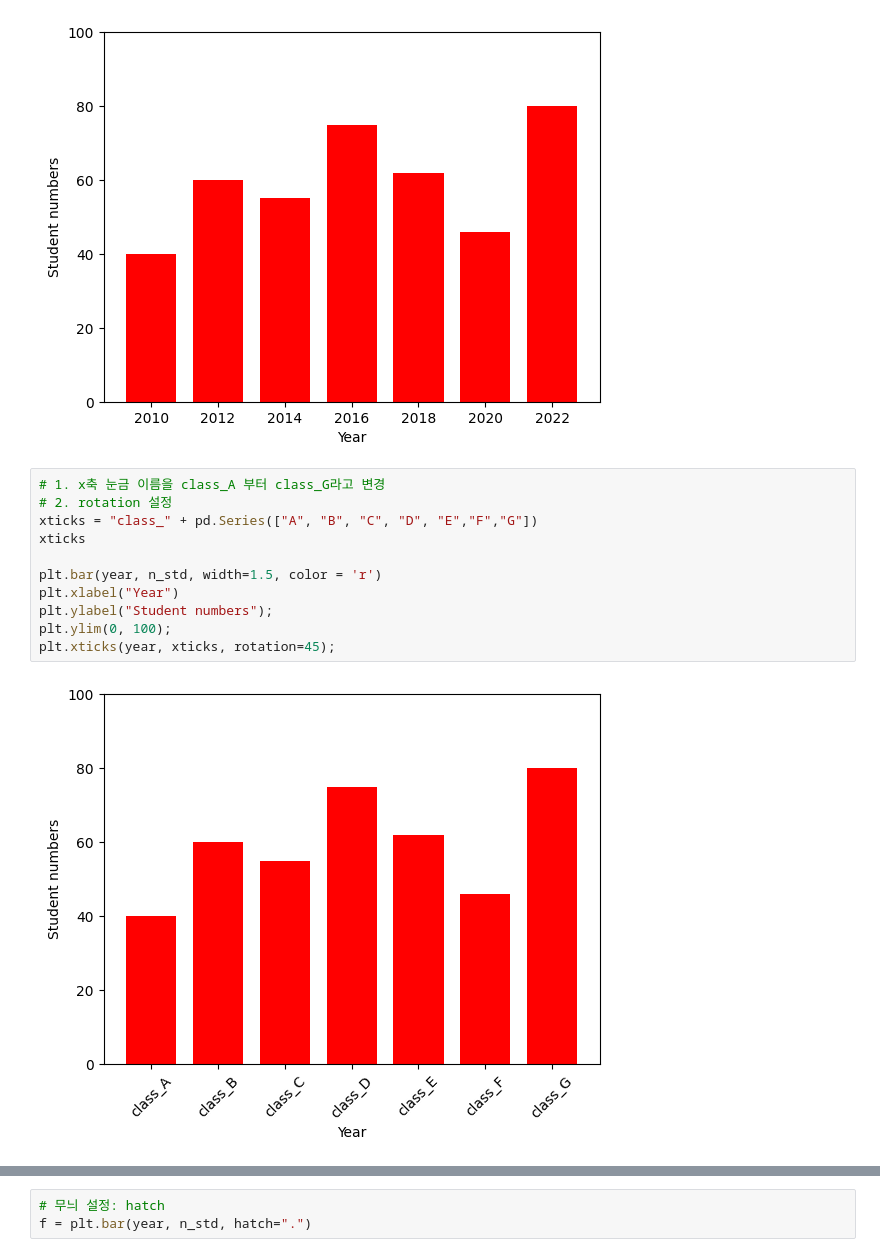
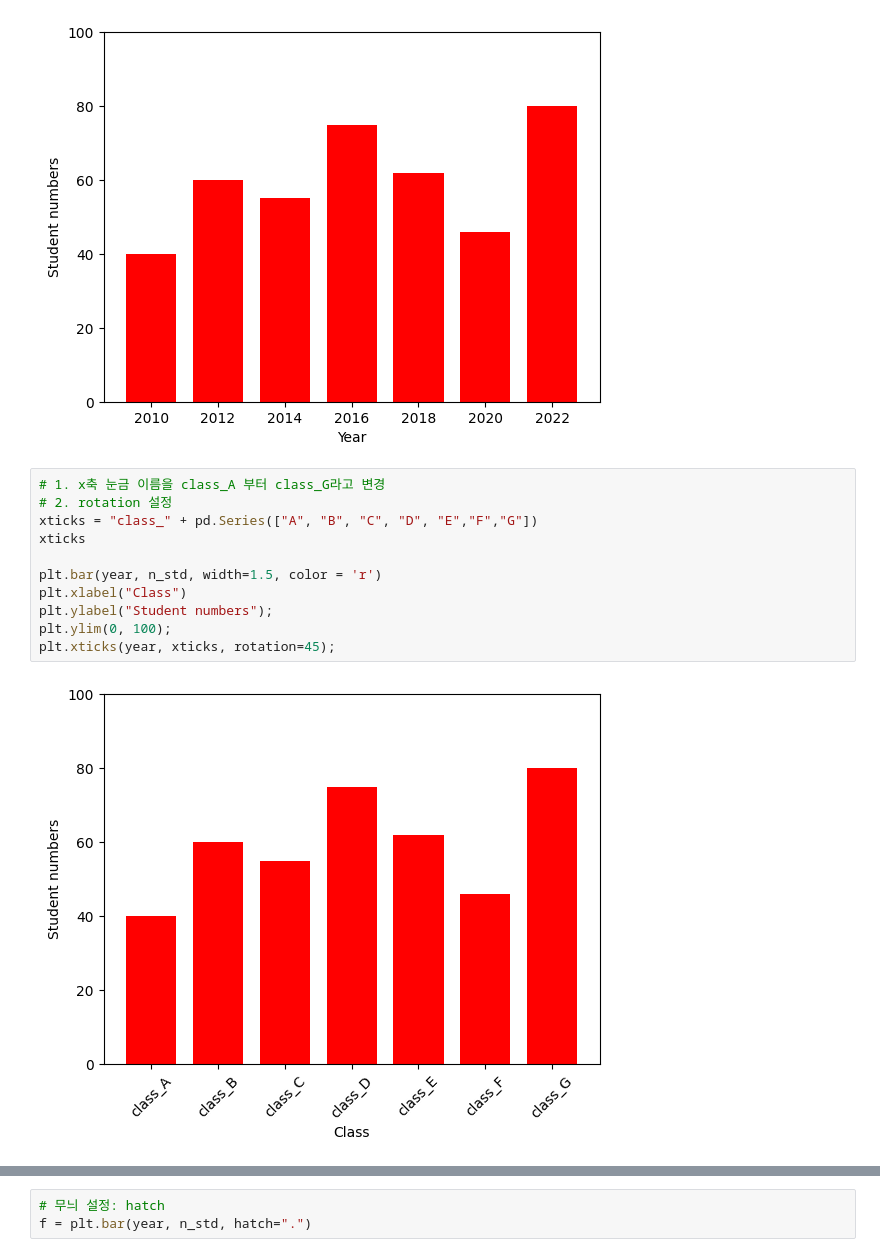
Before and after one commit to soyul5458/Python_data_visualization, a Jupyter notebook: 2_matplotlib_Kor.ipynb, the cells around one changed output, grey strips where cells are left out. Saved outputs shown, nothing was run; the diff lists cells and outputs as text.

```diff
--- a/2_matplotlib_Kor.ipynb
+++ b/2_matplotlib_Kor.ipynb
@@ -625,16 +624,16 @@ plt.ylim(0, 100);
 # %%
 # 1. x축 눈금 이름을 class_A 부터 class_G라고 변경
 # 2. rotation 설정
 xticks = "class_" + pd.Series(["A", "B", "C", "D", "E","F","G"])
 xticks
 
 plt.bar(year, n_std, width=1.5, color = 'r')
-plt.xlabel("Year")
+plt.xlabel("Class")
 plt.ylabel("Student numbers");
 plt.ylim(0, 100);
 plt.xticks(year, xticks, rotation=45);
 # %% [output]
-[figure, old version]
+[figure, new version]
 # %%
 # Horizontal Bar Graph : barh
 plt.barh(year, n_std, color = 'r')
```
Also changed, not shown: parts of 7 cells of this notebook.
